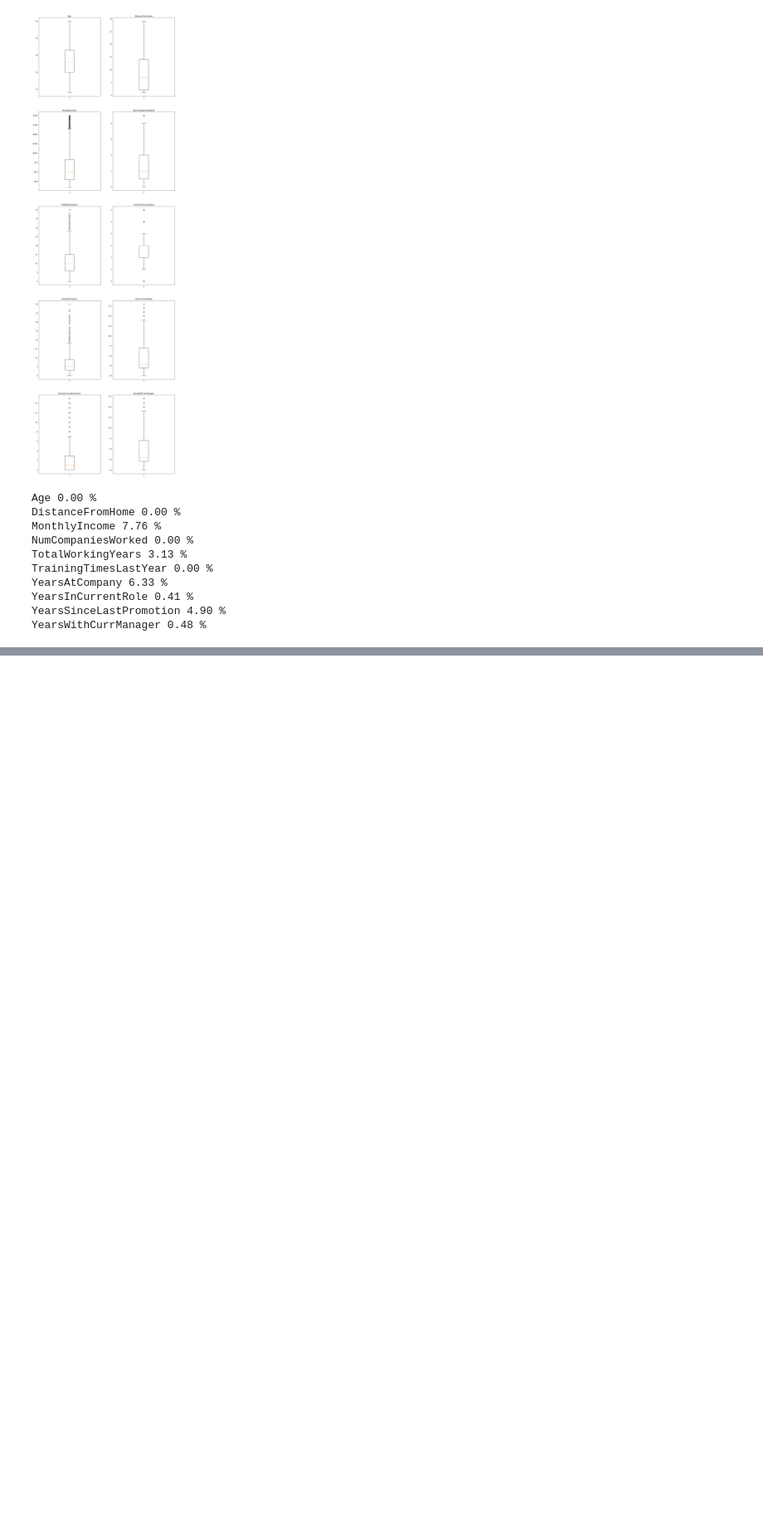
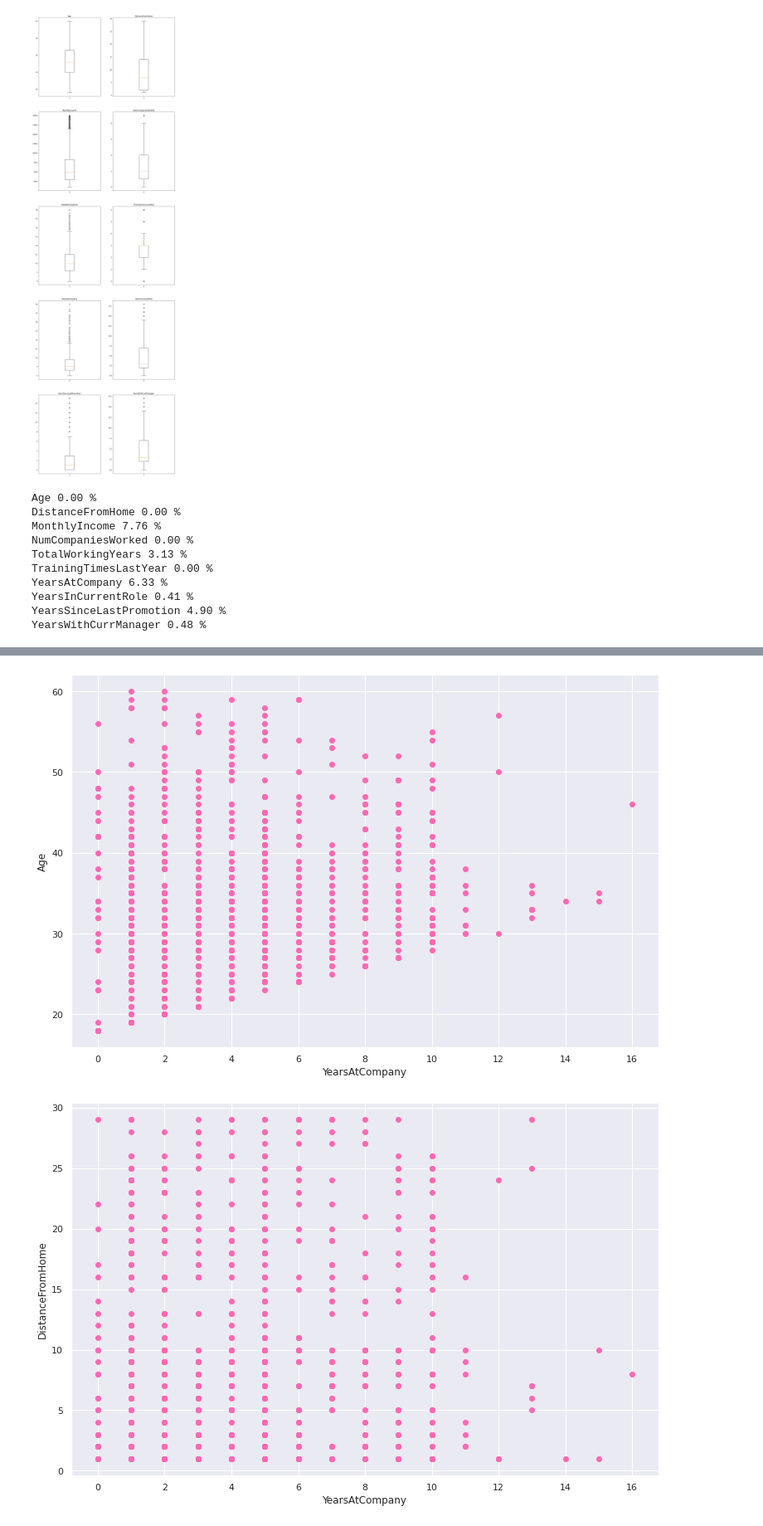
Before and after one commit to hawwyo/hr-analytics, a Jupyter notebook: analytics.ipynb, the cells around one changed output, grey strips where cells are left out. Shown at 83% size. Drawn from its saved outputs; the diff is of its cells as text; code cells hidden in the pictures; blank space fills up the shorter version.

```diff
--- a/analytics.ipynb
+++ b/analytics.ipynb
@@ -655,0 +681,14 @@ C = 0.1340849335209317
+# %%
+def remove_outlier(df_in, col_name):
+    q1 = df_in[col_name].quantile(0.25)
+    q3 = df_in[col_name].quantile(0.75)
+    iqr = q3-q1 #Interquartile range
+    fence_low  = q1-1.5*iqr
+    fence_high = q3+1.5*iqr
+    df_out = df_in.loc[(df_in[col_name] > fence_low) & (df_in[col_name] < fence_high)]
+    return df_out
+# %%
+data_without_anomalies = data[:]
+for col in numerical_columns:
+    data_without_anomalies = remove_outlier(data_without_anomalies, col)
+data_without_anomalies
@@ -655,0 +709,6 @@ C = 0.1340849335209317
+# %%
+pairs = []
+for i in range(len(numerical_columns) - 1):
+    for j in range(i + 1, len(numerical_columns)):
+        pairs.append((numerical_columns[i], numerical_columns[j]))
+pairs
@@ -655,0 +733,7 @@ C = 0.1340849335209317
+# %%
+pairs = []
+for i in range(len(numerical_columns)):
+    if numerical_columns[-4] == numerical_columns[i]:
+        continue
+    pairs.append((numerical_columns[-4], numerical_columns[i]))
+pairs
@@ -655,0 +750,15 @@ C = 0.1340849335209317
+# %%
+import matplotlib.pyplot as plt
+import numpy as np
+import seaborn as sns
+
+for pair in pairs:
+    x = data_without_anomalies[pair[0]]
+    plt.xlabel(pair[0])
+    y = data_without_anomalies[pair[1]]
+    plt.ylabel(pair[1])
+    plt.scatter(x, y, color='hotpink')
+    plt.show()
+# %% [output]
+[figure, added]
+[figure, added]
```
Also changed, not shown: parts of 11 cells of this notebook.
